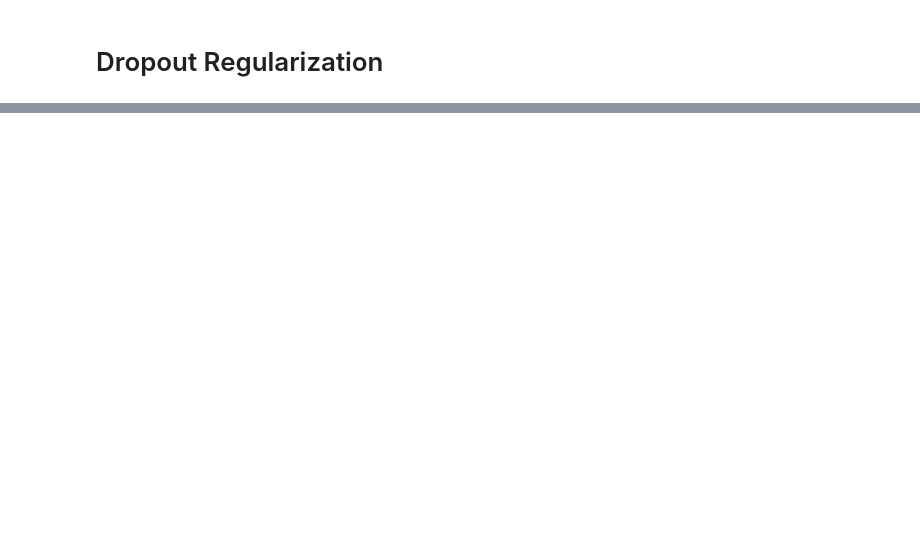
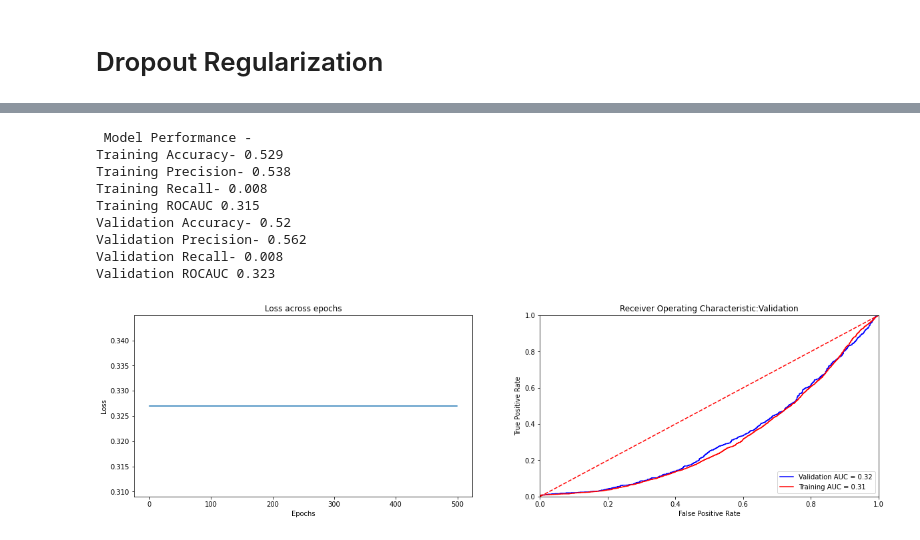
Before and after one commit to Ashraf-Khabar/bank-marketing-data-analysis, a Jupyter notebook: model/model.ipynb, the cells around one changed output, grey strips where cells are left out. Saved outputs shown, nothing was run; the diff lists cells and outputs as text; code cells hidden in the pictures; blank space fills up the shorter version.

```diff
--- a/model/model.ipynb
+++ b/model/model.ipynb
@@ -292,5 +292,5 @@ batch_size= 128
 weight_decay=0.0 #Set to 0; no L2 reg
 lambda_L1 = 0.0 #Set to 0; no L1 reg
 # %%
-model = NeuralNetworkWithDOL()
+new_model = NeuralNetworkWithDOL()
 loss_function = nn.BCELoss() #Binary Crosss Entropy Loss
@@ -298,0 +297,4 @@ NameError: name 'nn' is not defined
+# %%
+adam_optimizer = tch.optim.Adam(new_model.parameters(),lr= 0.001,weight_decay=weight_decay)
+# %%
+adam_loss = train_network(model,adam_optimizer,loss_function, num_epochs,batch_size,X_train,Y_train,lambda_L1= lambda_L1)
@@ -298,0 +303,13 @@ NameError: name 'nn' is not defined
+# %%
+evaluate_model(new_model,x_test,y_test,X_train,Y_train,adam_loss)
+# %% [output]
+ Model Performance -
+Training Accuracy- 0.529
+Training Precision- 0.538
+Training Recall- 0.008
+Training ROCAUC 0.315
+Validation Accuracy- 0.52
+Validation Precision- 0.562
+Validation Recall- 0.008
+Validation ROCAUC 0.323
+[figure, added]
```
Also changed, not shown: parts of 9 cells of this notebook, 2 other files.
